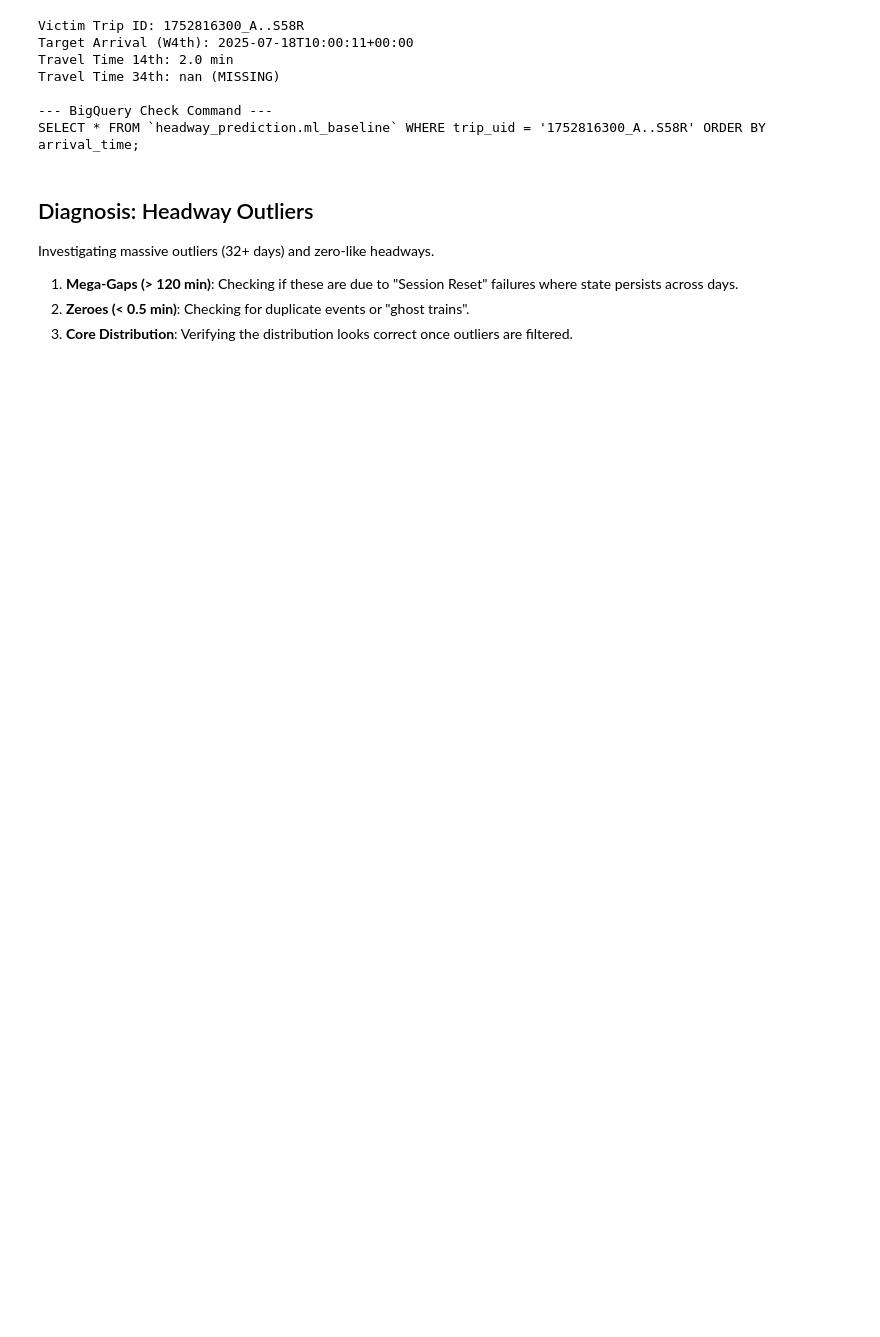
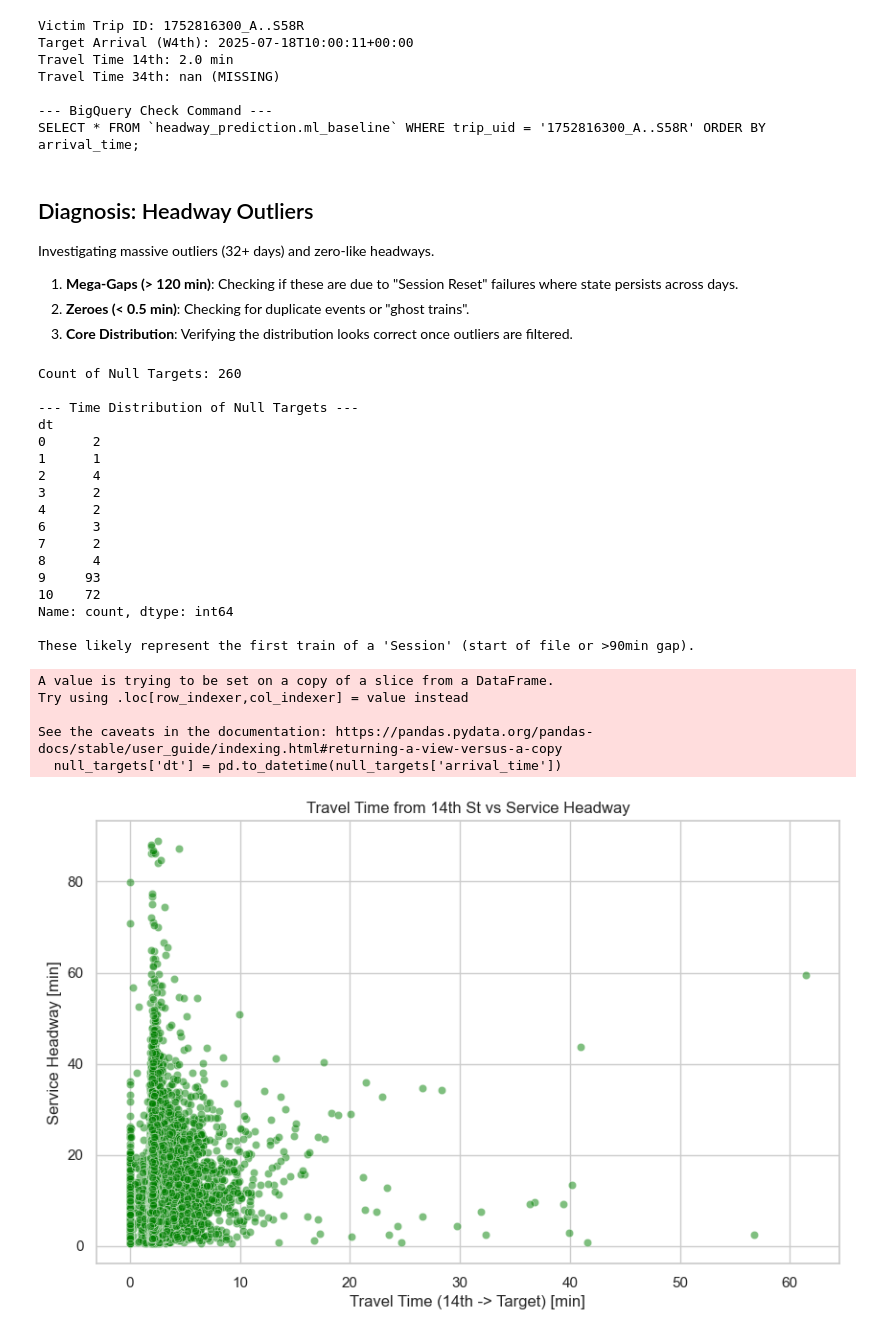
Before and after one commit to DanHerman212/headway-prediction, a Jupyter notebook: notebooks/eda_processed_data.ipynb, the cells around one changed output. Drawn from its saved outputs; the diff is of its cells as text; code cells hidden in the pictures; blank space fills up the shorter version.

Commit message:
updated notebook to validate fix for data quality issues with pipeline

```diff
--- a/notebooks/eda_processed_data.ipynb
+++ b/notebooks/eda_processed_data.ipynb
@@ -229,6 +229,53 @@ Investigating massive outliers (32+ days) and zero-like headways.
 1. **Mega-Gaps (> 120 min)**: Checking if these are due to "Session Reset" failures where state persists across days.
 2. **Zeroes (< 0.5 min)**: Checking for duplicate events or "ghost trains".
 3. **Core Distribution**: Verifying the distribution looks correct once outliers are filtered.
+# %%
+# 5a. Analyze the remaining 260 Null targets (Session Starters?)
+null_targets = df[df['service_headway'].isnull()]
+print(f"Count of Null Targets: {len(null_targets)}")
+
+if not null_targets.empty:
+    # Check if they are the first trips of the day or after long gaps
+    null_targets['dt'] = pd.to_datetime(null_targets['arrival_time'])
+    print("\n--- Time Distribution of Null Targets ---")
+    print(null_targets['dt'].dt.hour.value_counts().sort_index().head(10))
+    print("\nThese likely represent the first train of a 'Session' (start of file or >90min gap).")
+
+# 5b. Request: Travel Time 14th St Scatter Plot
+# Filter for rows where travel_time_14th is not null
+valid_tt_14 = df.dropna(subset=['travel_time_14th'])
+
+plt.figure(figsize=(10, 6))
+sns.scatterplot(data=valid_tt_14, x='travel_time_14th', y='service_headway', alpha=0.5, color='green')
+plt.title('Travel Time from 14th St vs Service Headway')
+plt.xlabel('Travel Time (14th -> Target) [min]')
+plt.ylabel('Service Headway [min]')
+plt.grid(True)
+plt.show()
+# %% [output]
+Count of Null Targets: 260
+
+--- Time Distribution of Null Targets ---
+dt
+0      2
+1      1
+2      4
+3      2
+4      2
+6      3
+7      2
+8      4
+9     93
+10    72
+Name: count, dtype: int64
+
+These likely represent the first train of a 'Session' (start of file or >90min gap).
+A value is trying to be set on a copy of a slice from a DataFrame.
+Try using .loc[row_indexer,col_indexer] = value instead
+
+See the caveats in the documentation: https://pandas.pydata.org/pandas-docs/stable/user_guide/indexing.html#returning-a-view-versus-a-copy
+  null_targets['dt'] = pd.to_datetime(null_targets['arrival_time'])
+[figure, added]
 # %%
 # 1. Investigate Mega-Gaps
 mega_gaps = df[df['service_headway'] > 120].copy()
```
Also changed, not shown: parts of 10 cells of this notebook, 1 other file.
